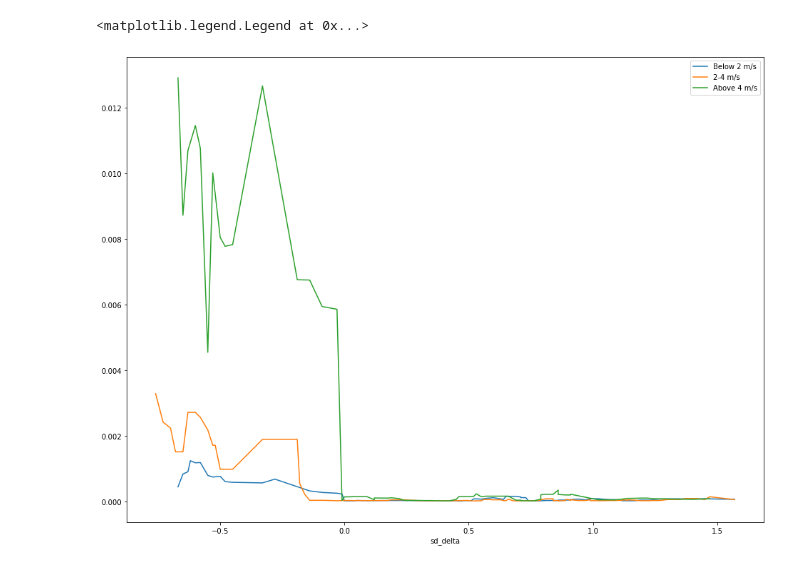
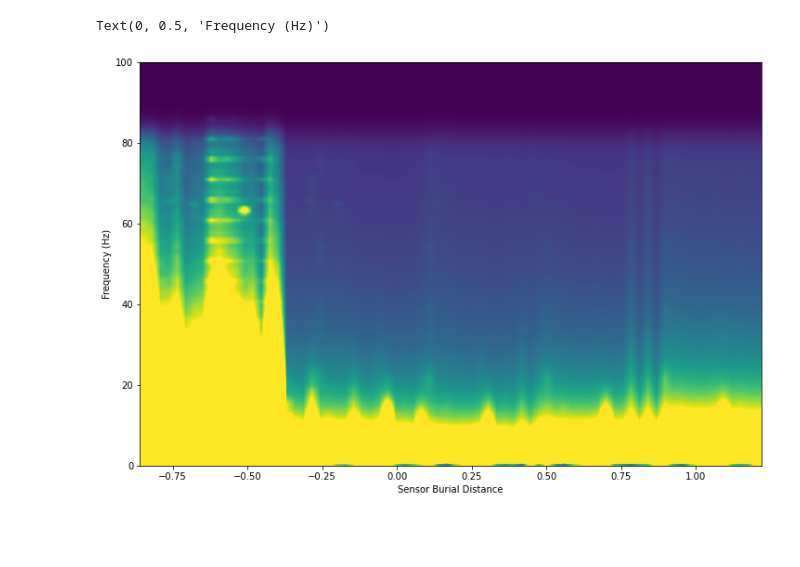
Before and after one commit to ZachHoppinen/infrasound-snow-attenuation, a Jupyter notebook: src/wind_analysis/wind_vis.ipynb, the cells around one changed output. Cells and saved outputs as stored; diff of their text form; code cells hidden in the pictures; blank space fills up the shorter version.

Commit message:
wind anlysis slurming

```diff
--- a/src/wind_analysis/wind_vis.ipynb
+++ b/src/wind_analysis/wind_vis.ipynb
@@ -14,4 +7,15 @@ np.nanmean(zero_lag_correlate(a,b, wind_s = 1))
+# %%
+result_dir = '/bsuscratch/zacharykeskinen/data/infrasound/wind_results'
+tmp_dir = join(result_dir,'tmp')
+res = pd.DataFrame()
+for f in glob(join(tmp_dir, '*')):
+    with open(f, 'rb') as f:
+        df = pickle.load(f)
+    res = pd.concat([res, df])
+
+with open(join(result_dir, 'windv2.pkl'), 'wb') as f:
+    pickle.dump(res, f)
 # %%
 result_dir = '/bsuscratch/zacharykeskinen/data/infrasound/wind_results'
-with open(join(result_dir, 'windv1.pkl'), 'rb') as f:
+with open(join(result_dir, 'windv2.pkl'), 'rb') as f:
     wind = pickle.load(f)
@@ -23,11 +22,18 @@ wind_copy.loc[wind_copy.sd_delta<0, 'sd_delta'] = 0
-# %%
-f, ax = plt.subplots(figsize = (16,12))
-wind_copy[wind_copy.wind < 1].groupby(by = 'sd_delta').mean().power.rolling(window = 5).mean().plot(label = 'Below 2 m/s', ax = ax )
-wind_copy[(wind_copy.wind > 1) & (wind_copy.wind < 6)].groupby(by = 'sd_delta').mean().power.rolling(window = 5).median().plot(label = '2-4 m/s', ax = ax )
-wind_copy[wind_copy.wind > 6].groupby(by = 'sd_delta').mean().power.rolling(window = 5).mean().plot(label = 'Above 4 m/s', ax = ax )
-plt.legend()
-# plt.xlim(0, 1.5)
-# plt.ylim(0, 0.001)
-# %% [output]
-<matplotlib.legend.Legend at 0x...>
-[figure, removed]
+# %%
+wind[['fs','powers']] = pd.DataFrame(wind['power'].tolist(), index=wind.index)
+# wind = wind.loc[wind.cor < 0.9]
+wind = wind.drop(['power'], axis = 1)
+powers = pd.DataFrame(wind['powers'].tolist(), index=wind.index, columns = wind.iloc[0]['fs'])
+powers[['sd_delta','cor','wind']] = wind[['sd_delta','cor','wind']]
+#powers.loc[powers.sd_delta < -0.5, 'sd_delta'] = -0.5
+plot = powers.drop(['cor','wind'], axis= 1).groupby('sd_delta').mean()
+# %%
+from matplotlib.colors import LogNorm
+f, ax = plt.subplots(figsize= (12,8))
+# cmap = norm=LogNorm(vmin=0.00000007, vmax=0.000001)
+plt.imshow(plot.T.iloc[::-1], vmax = 0.0000005, extent = (plot.index[0], plot.index[-1], plot.columns[0], plot.columns[-1]), aspect = 'auto', interpolation = 'bilinear')
+plt.xlabel('Sensor Burial Distance')
+plt.ylabel('Frequency (Hz)')
+# %% [output]
+Text(0, 0.5, 'Frequency (Hz)')
+[figure, added]
```
Also changed, not shown: parts of 4 cells of this notebook, 2 other files.
